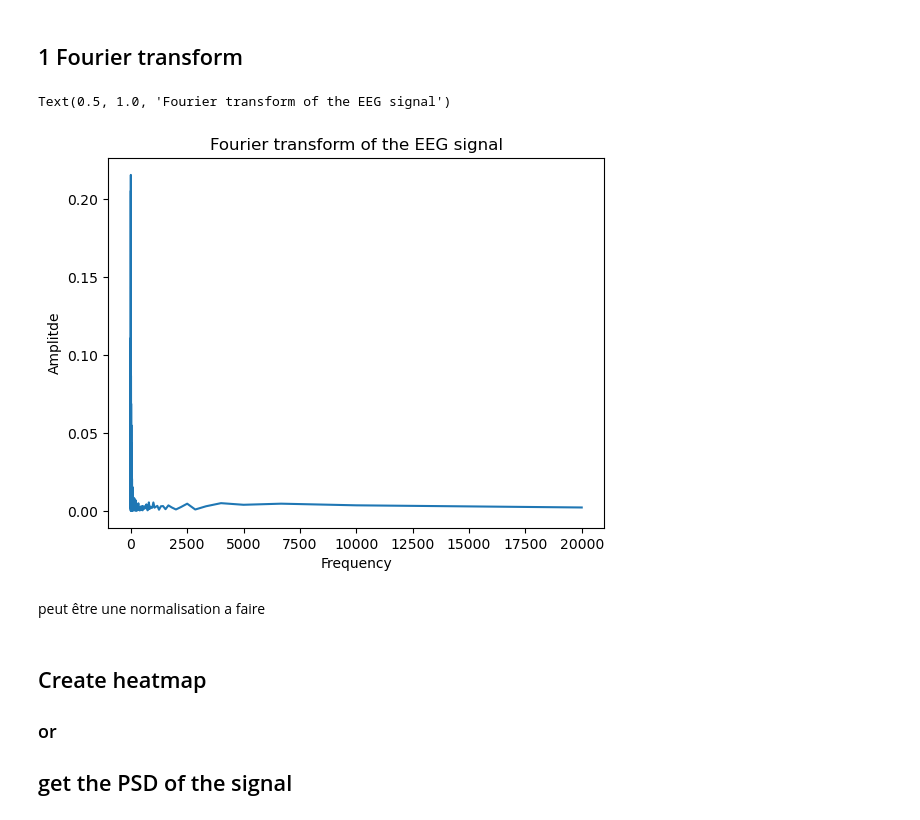
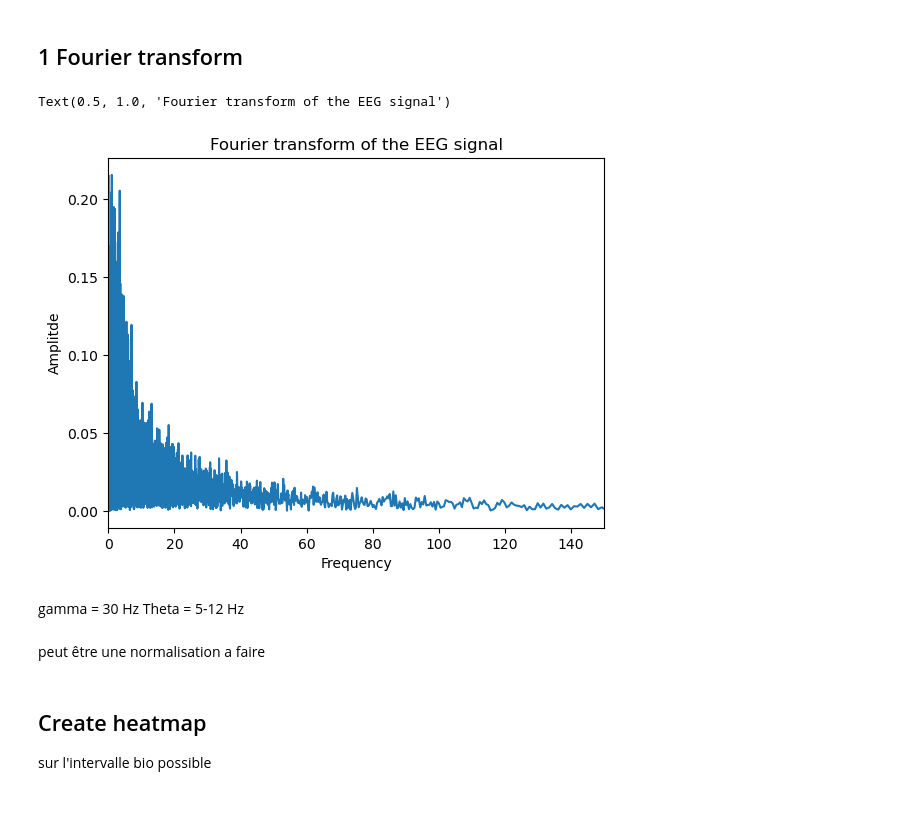
Before and after one commit to ChabCorp/LFP_IPMC, a Jupyter notebook: code/2_meet.ipynb, the cells around one changed output. Cells and saved outputs as stored; diff of their text form; code cells hidden in the pictures.

```diff
--- a/code/2_meet.ipynb
+++ b/code/2_meet.ipynb
@@ -30,20 +30,23 @@ Text(0.5, 1.0, 'EEG signal on the first 3000 rows')
 # %%
 import scipy as sp
 import scipy.fftpack
 import numpy as np
 
 df_f = df.copy()
 df_f['µV'] = sp.fftpack.fft(df_f['µV'])/len(df_f['µV'])
 plt.plot(1/df_f['time'], np.abs(df_f['µV']))
 plt.xlabel(f'Frequency')
+plt.xlim(0, 150)
 plt.ylabel('Amplitde')
 plt.title('Fourier transform of the EEG signal')
 # %% [output]
 Text(0.5, 1.0, 'Fourier transform of the EEG signal')
-[figure, old version]
+[figure, new version]
+# %% [markdown]
+gamma = 30 Hz
+Theta = 5-12 Hz
 # %% [markdown]
 peut être une normalisation a faire
-# %% [markdown]
-## Create heatmap
-### or
-## get the PSD of the signal
+# %% [markdown]
+## Create heatmap
+sur l'intervalle bio possible
```
Also changed, not shown: 1 other file.
